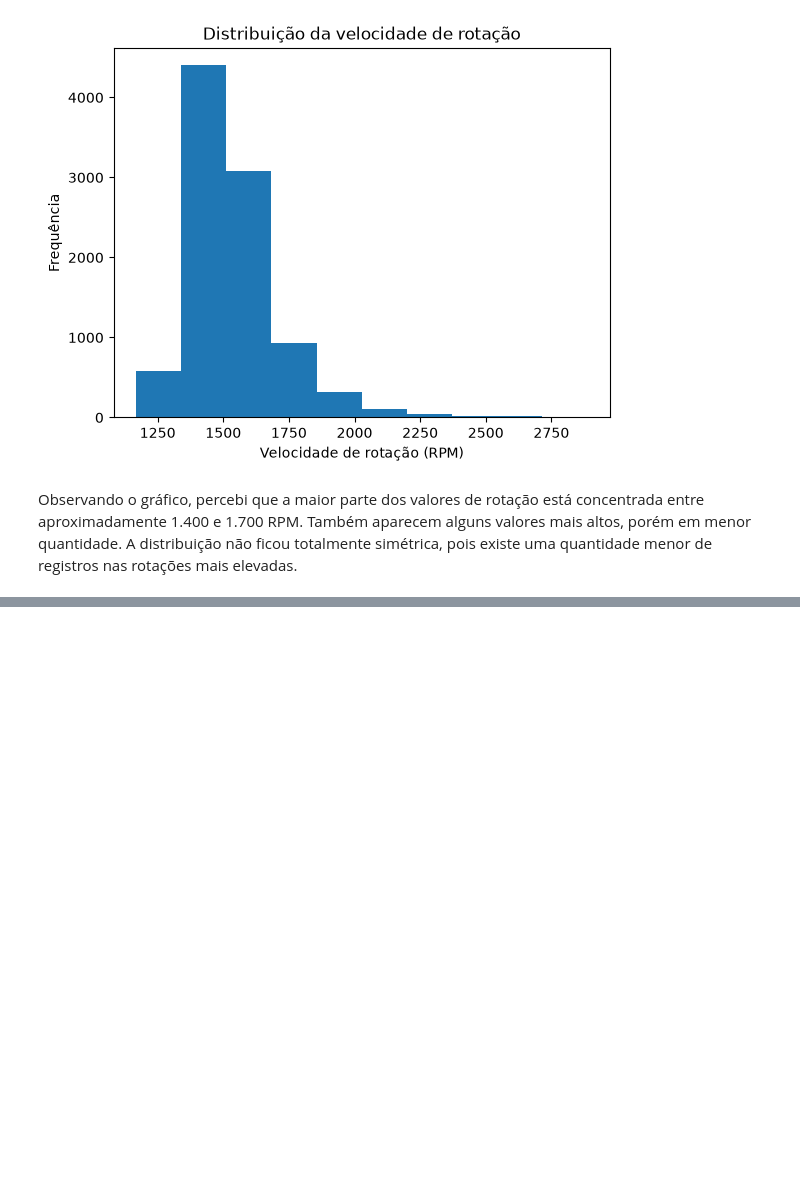
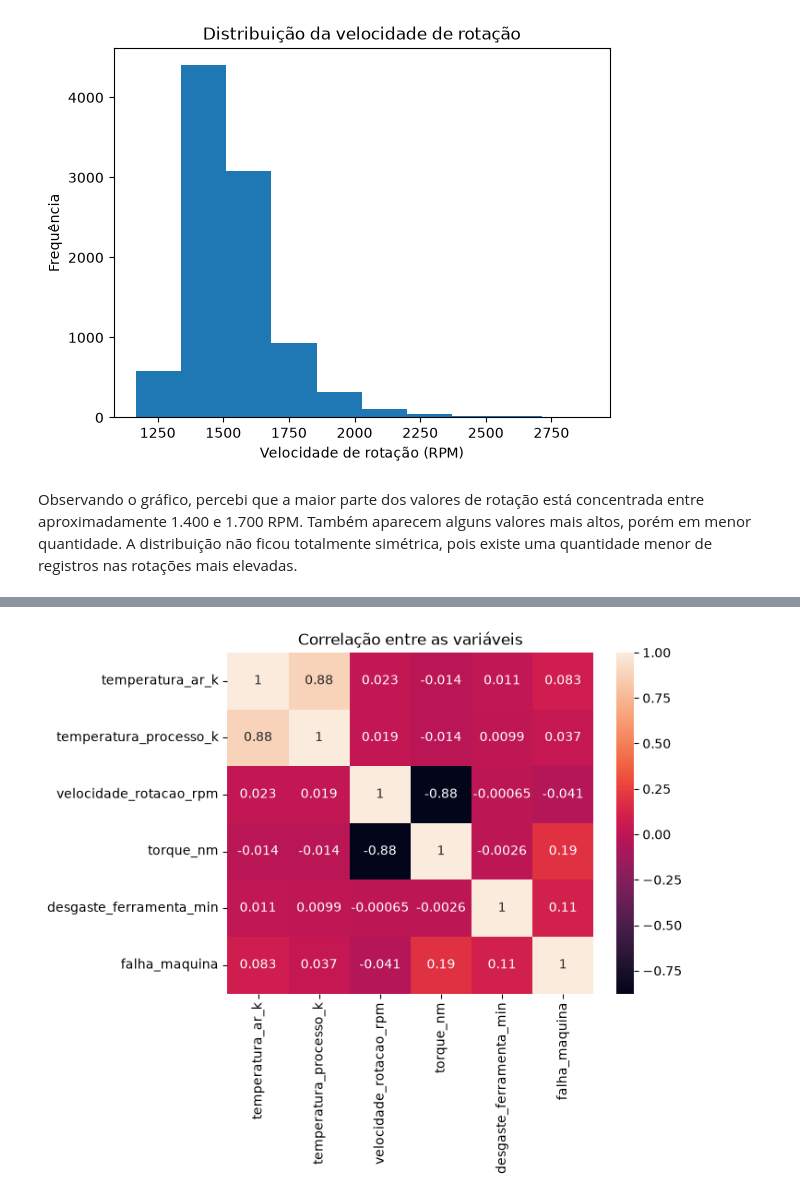
Before and after one commit to paulaserra/manutencao-preditiva-ia, a Jupyter notebook: notebooks/01_analise_exploratoria.ipynb, the cells around one changed output, grey strips where cells are left out. Cells and saved outputs as stored; diff of their text form; code cells hidden in the pictures; blank space fills up the shorter version.

```diff
--- a/notebooks/01_analise_exploratoria.ipynb
+++ b/notebooks/01_analise_exploratoria.ipynb
@@ -57,3 +57,12 @@ plt.show()
 [figure]
 # %% [markdown]
 Observando o gráfico, percebi que a maior parte dos valores de rotação está concentrada entre aproximadamente 1.400 e 1.700 RPM. Também aparecem alguns valores mais altos, porém em menor quantidade. A distribuição não ficou totalmente simétrica, pois existe uma quantidade menor de registros nas rotações mais elevadas.
+# %%
+correlacao = df[[
+    "temperatura_ar_k",
+    "temperatura_processo_k",
+    "velocidade_rotacao_rpm",
+    "torque_nm",
+    "desgaste_ferramenta_min",
+    "falha_maquina"
+]].corr()
@@ -59,0 +81,6 @@ Observando o gráfico, percebi que a maior parte dos valores de rotação está
+# %%
+sns.heatmap(correlacao, annot=True)
+plt.title("Correlação entre as variáveis")
+plt.show()
+# %% [output]
+[figure, added]
```
Also changed, not shown: parts of 4 cells of this notebook.
